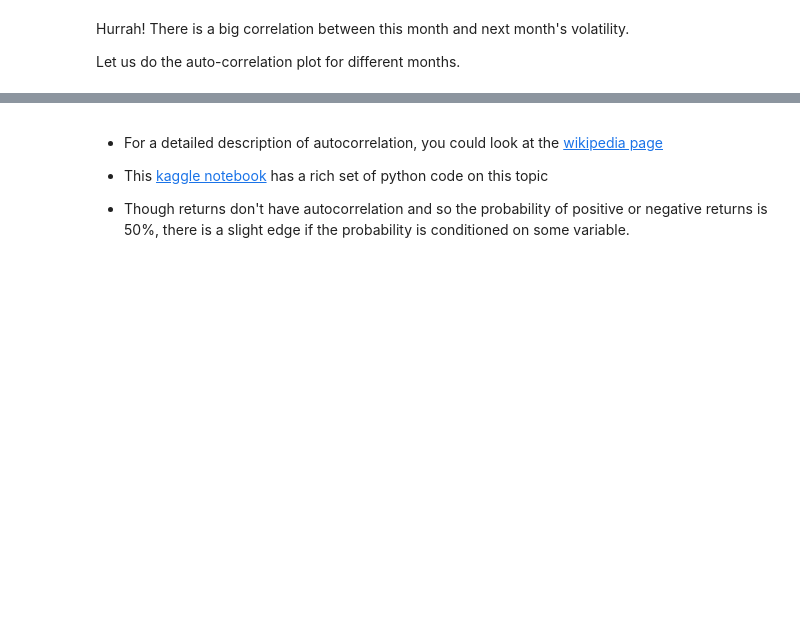
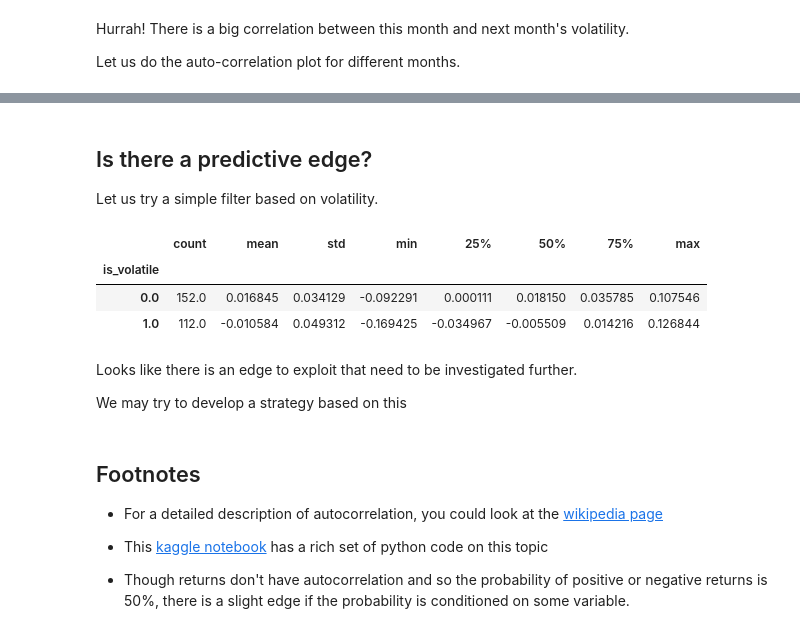
Before and after one commit to uberdeveloper/website, a Jupyter notebook: posts/notebooks/VolatilityCorrelation.ipynb, the cells around one changed output, grey strips where cells are left out. Drawn from its saved outputs; the diff is of its cells as text; code cells hidden in the pictures; blank space fills up the shorter version.

```diff
--- a/posts/notebooks/VolatilityCorrelation.ipynb
+++ b/posts/notebooks/VolatilityCorrelation.ipynb
@@ -78,4 +89,29 @@ But the volatility has a good auto-correlation that extends to even 6 months, wh
+# %% [markdown]
+## Is there a predictive edge?
+
+Let us try a simple filter based on volatility.
+# %%
+vol_df = pd.DataFrame({
+    'returns': monthly_returns,
+    'volatility': monthly_volatility
+})
+# I am shifting this by one row so that the previous monthly volatility is looked into
+vol_df['rolling_vol'] = vol_df.volatility.rolling(12).median().shift(1)
+vol_df['is_volatile'] = vol_df.eval('(volatility > rolling_vol)+0')
+vol_df.groupby('is_volatile').returns.describe()
+# %% [output]
+|  | count | mean | std | min | 25% | 50% | 75% | max |
+| is_volatile |  |  |  |  |  |  |  |  |
+| 0.0 | 152.0 | 0.016845 | 0.034129 | -0.092291 | 0.000111 | 0.018150 | 0.035785 | 0.107546 |
+| 1.0 | 112.0 | -0.010584 | 0.049312 | -0.169425 | -0.034967 | -0.005509 | 0.014216 | 0.126844 |
+# %% [markdown]
+Looks like there is an edge to exploit that need to be investigated further.
+
+We may try to develop a strategy based on this
 # %% [markdown]
+Footnotes
+---------
+
  * For a detailed description of autocorrelation, you could look at the [wikipedia page](https://en.wikipedia.org/wiki/Autocorrelation)
 
  * This [kaggle notebook](https://www.kaggle.com/jeegarmaru/timeseriesanalysis-autocorrelation) has a rich set of python code on this topic
```
Also changed, not shown: parts of 8 cells of this notebook, 2 other files.
